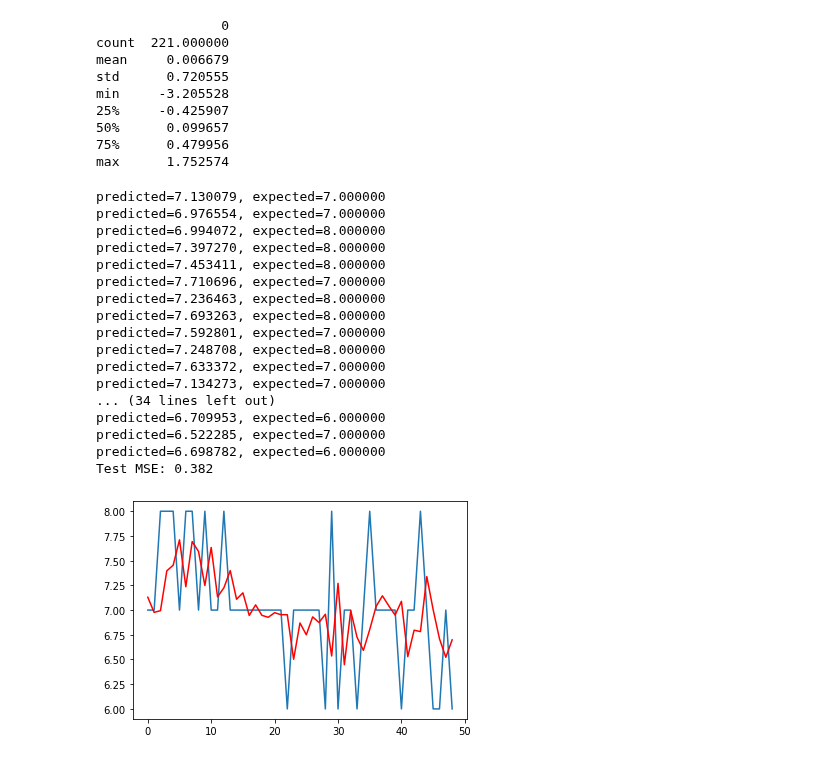
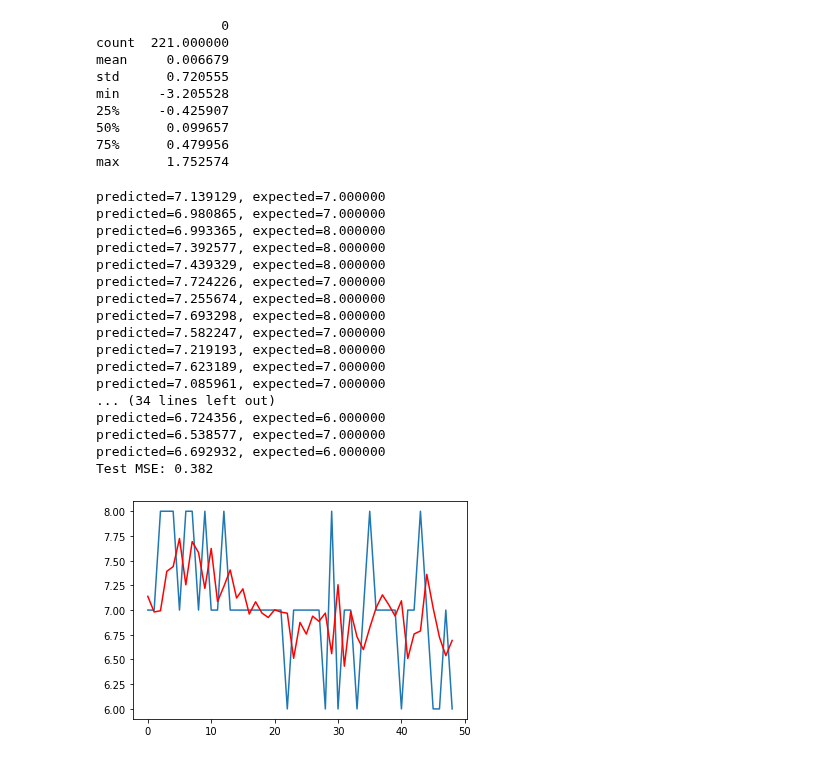
Before and after one commit to guybrush1989/DMT-Group80, a Jupyter notebook: ARIMA.ipynb, the cells around one changed output. Drawn from its saved outputs; the diff is of its cells as text; code cells hidden in the pictures.

```diff
--- a/ARIMA.ipynb
+++ b/ARIMA.ipynb
@@ -199,43 +199,43 @@ max      1.752574
 # %%
 from sklearn.metrics import mean_squared_error
 from statsmodels.tsa.arima_model import ARIMA
 
 size = int(len(moods) * 0.80)
 
 train, test = moods[0:size], moods[size:len(moods)]
 history = [x for x in train]
 predictions = list()
 for t in range(len(test)):
-    model = ARIMA(history, order=(8, 0, 0))
+    model = ARIMA(history, order=(8, 0, 1))
     model_fit = model.fit(disp=0)
     output = model_fit.forecast()
     yhat = output[0]
     predictions.append(yhat)
     obs = test[t]
     history.append(obs)
     print('predicted=%f, expected=%f' % (yhat, obs))
 error = mean_squared_error(test, predictions)
 print('Test MSE: %.3f' % error)
 # plot
 plt.plot(test)
 plt.plot(predictions, color='red')
 plt.show()
 # %% [output]
-predicted=7.130079, expected=7.000000
-predicted=6.976554, expected=7.000000
-predicted=6.994072, expected=8.000000
-predicted=7.397270, expected=8.000000
-predicted=7.453411, expected=8.000000
-predicted=7.710696, expected=7.000000
-predicted=7.236463, expected=8.000000
-predicted=7.693263, expected=8.000000
-predicted=7.592801, expected=7.000000
-predicted=7.248708, expected=8.000000
-predicted=7.633372, expected=7.000000
-predicted=7.134273, expected=7.000000
+predicted=7.139129, expected=7.000000
+predicted=6.980865, expected=7.000000
+predicted=6.993365, expected=8.000000
+predicted=7.392577, expected=8.000000
+predicted=7.439329, expected=8.000000
+predicted=7.724226, expected=7.000000
+predicted=7.255674, expected=8.000000
+predicted=7.693298, expected=8.000000
+predicted=7.582247, expected=7.000000
+predicted=7.219193, expected=8.000000
+predicted=7.623189, expected=7.000000
+predicted=7.085961, expected=7.000000
 ... (34 lines left out)
-predicted=6.709953, expected=6.000000
-predicted=6.522285, expected=7.000000
-predicted=6.698782, expected=6.000000
+predicted=6.724356, expected=6.000000
+predicted=6.538577, expected=7.000000
+predicted=6.692932, expected=6.000000
 Test MSE: 0.382
-[figure, old version]
+[figure, new version]
```
Also changed, not shown: parts of 1 cell of this notebook.
